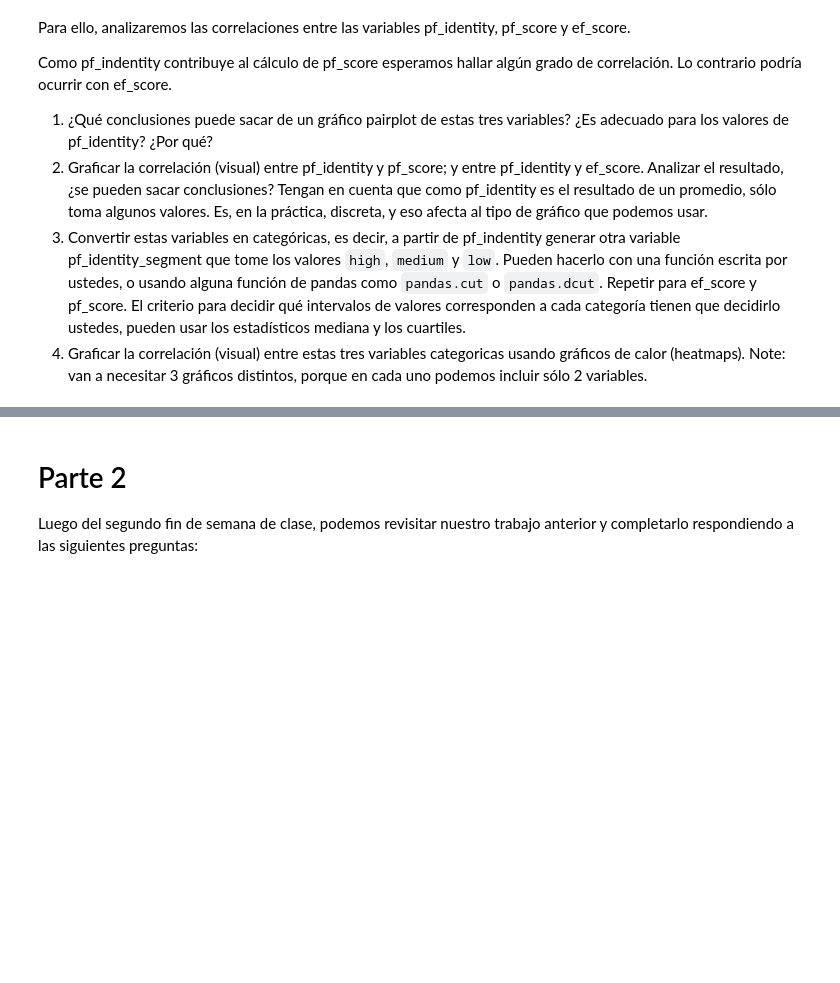
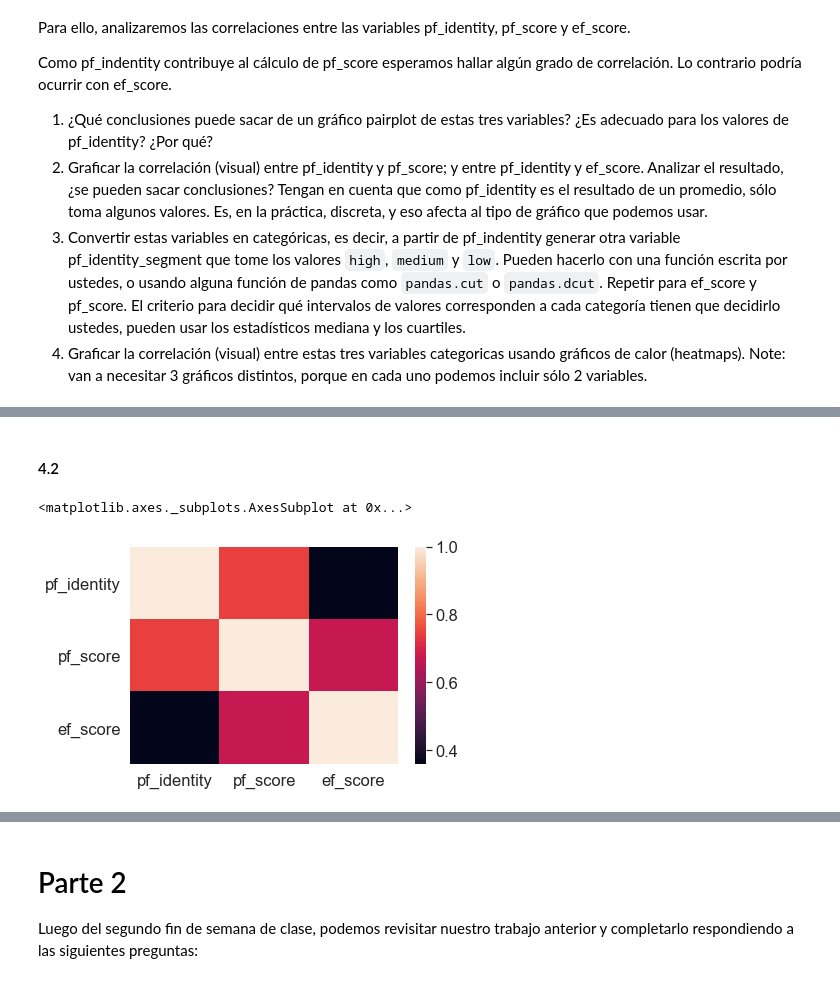
Before and after one commit to diegobcuadro/AyV_Grupo10, a Jupyter notebook: practico.ipynb, the cells around one changed output, grey strips where cells are left out. Saved outputs shown, nothing was run; the diff lists cells and outputs as text; code cells hidden in the pictures; blank space fills up the shorter version.

```diff
--- a/practico.ipynb
+++ b/practico.ipynb
@@ -646,0 +646,9 @@ Como pf_indentity contribuye al cálculo de pf_score esperamos hallar algún gra
+# %% [markdown]
+#### 4.2
+# %%
+columnas = ['pf_identity','pf_score','ef_score']
+corr = dataset[columnas].corr(method='pearson')
+seaborn.heatmap(corr)
+# %% [output]
+<matplotlib.axes._subplots.AxesSubplot at 0x...>
+[figure, added]
```
Also changed, not shown: parts of 19 cells of this notebook.
